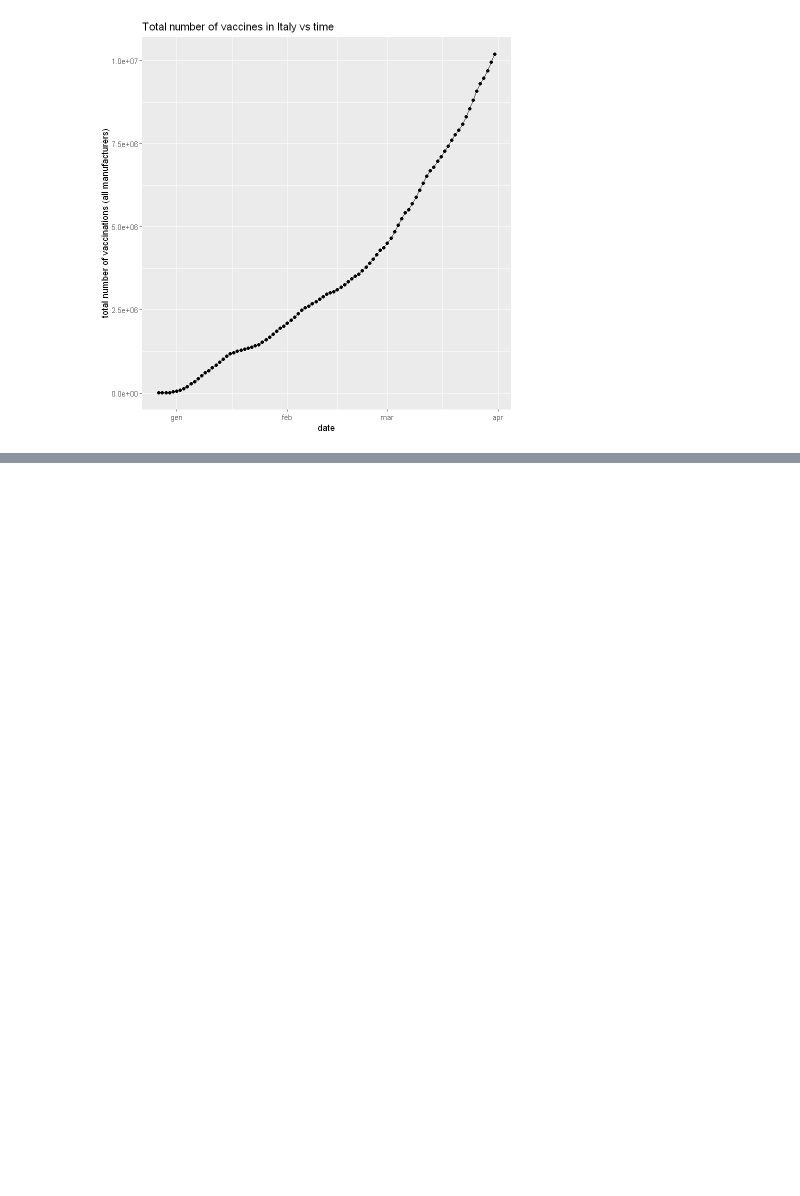
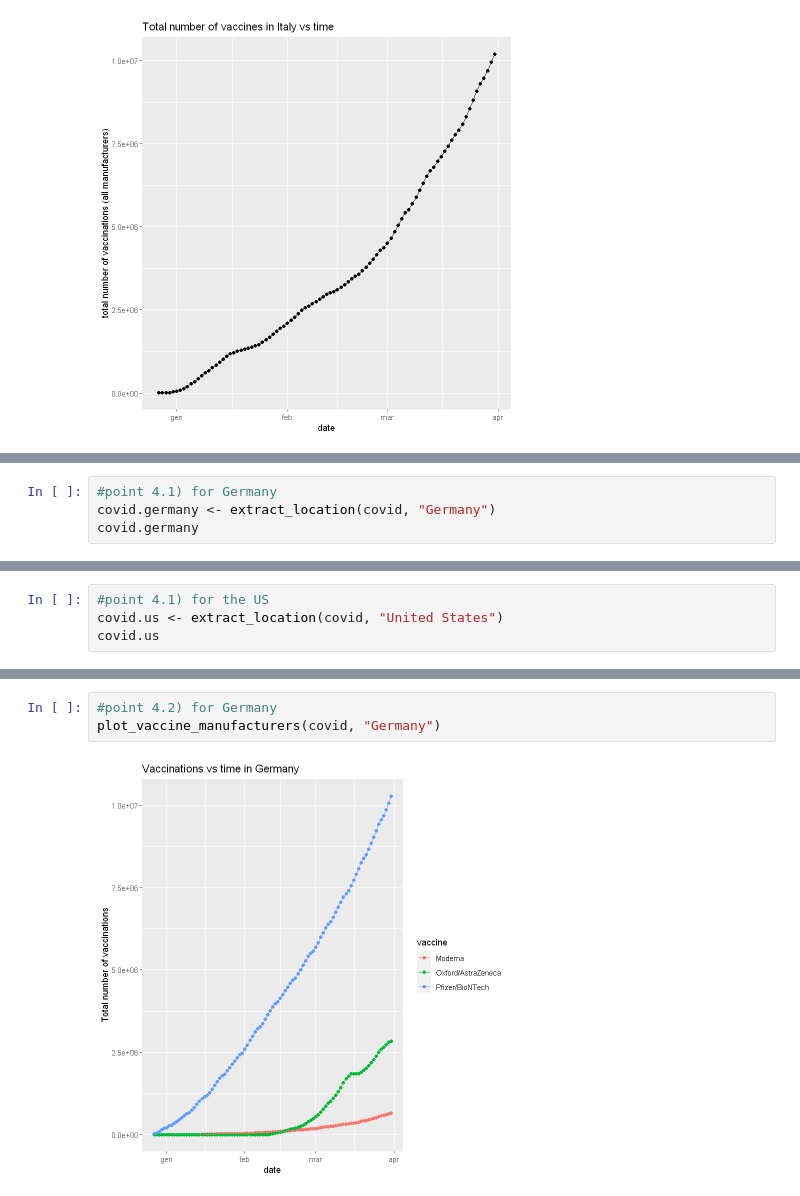
Before and after one commit to marco-giunta/AdvStatPhysAn, a Jupyter notebook: compito_1.ipynb, the cells around one changed output, grey strips where cells are left out. Cells and saved outputs as stored; diff of their text form; blank space fills up the shorter version.

```diff
--- a/compito_1.ipynb
+++ b/compito_1.ipynb
@@ -581,0 +585,4 @@ plot_total_number_of_vaccinations(covid, "Italy")
+# %%
+#point 4.1) for Germany
+covid.germany <- extract_location(covid, "Germany")
+covid.germany
@@ -581,0 +609,4 @@ plot_total_number_of_vaccinations(covid, "Italy")
+# %%
+#point 4.1) for the US
+covid.us <- extract_location(covid, "United States")
+covid.us
@@ -581,0 +633,5 @@ plot_total_number_of_vaccinations(covid, "Italy")
+# %%
+#point 4.2) for Germany
+plot_vaccine_manufacturers(covid, "Germany")
+# %% [output]
+[figure, added]
```
Also changed, not shown: parts of 11 cells of this notebook.
